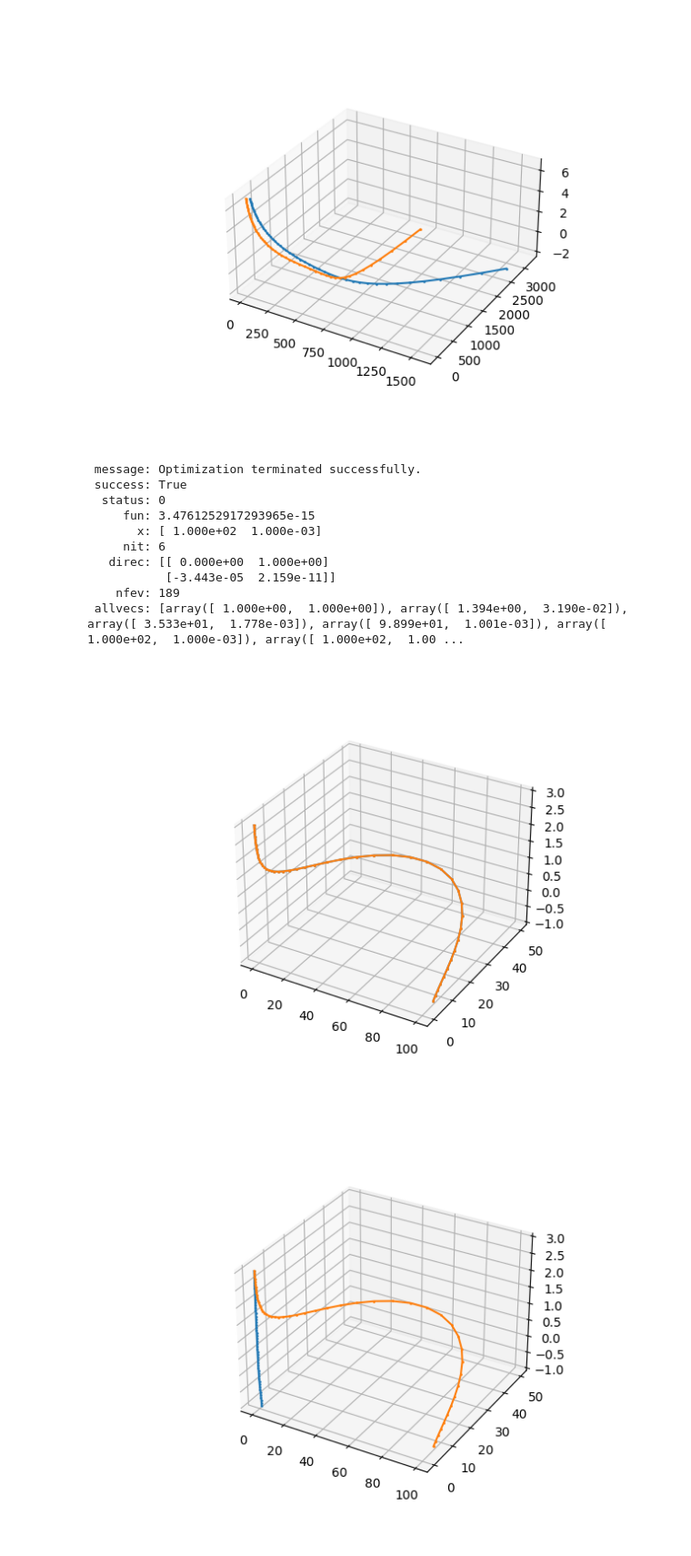
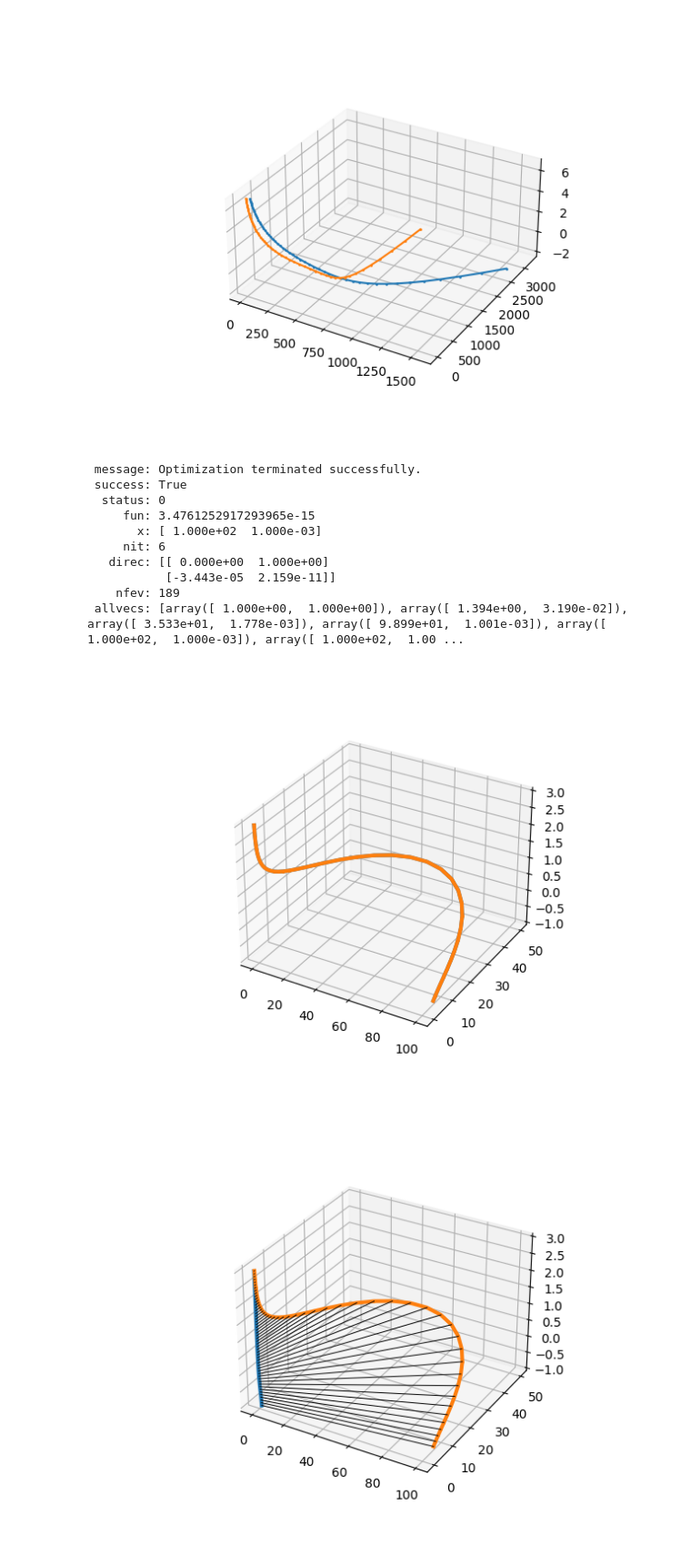
Before and after one commit to Yugal0/fitting-eis-importance-of-weighing, a Jupyter notebook: main.ipynb, the cells around one changed output. Shown at 91% size. Saved outputs shown, nothing was run; the diff lists cells and outputs as text; code cells hidden in the pictures.

```diff
--- a/main.ipynb
+++ b/main.ipynb
@@ -130,36 +130,37 @@ print(result)
 
 # result2=least_squares(fun,(100,2e-3),args=(omega,z_exp,wt))
 # print("#########")
 # print(result2)
 
 cc = CustomCircuit(initial_guess=[result.x[0],result.x[1]],circuit="p(R_1,C_1)")
 z_fit = cc.predict(frequencies=freq_list)
 
 fig=plt.figure()
 ax=fig.add_subplot(111,projection="3d")
-ax.plot(np.real(z_fit),-np.imag(z_fit),np.log10(freq_list),".",ms=2,linestyle="-",label="Fit")
-ax.plot(np.real(z_exp),-np.imag(z_exp),np.log10(freq_list),".",ms=2,linestyle="-",label="Exp")
+ax.plot(np.real(z_fit),-np.imag(z_fit),np.log10(freq_list),".",ms=2,linestyle="-",label="Fit",linewidth=3)
+ax.plot(np.real(z_exp),-np.imag(z_exp),np.log10(freq_list),".",ms=2,linestyle="-",label="Exp",linewidth=3)
 # ax.set_aspect("equal")
 
 
 for sol in result.allvecs:
     cc = CustomCircuit(initial_guess=[sol[0],sol[1]],circuit="p(R_1,C_1)")
     z_fit = cc.predict(frequencies=freq_list)
     fig=plt.figure()
     ax=fig.add_subplot(111,projection="3d")
-    ax.plot(np.real(z_fit),-np.imag(z_fit),np.log10(freq_list),".",ms=2,linestyle="-",label="Fit")
-    ax.plot(np.real(z_exp),-np.imag(z_exp),np.log10(freq_list),".",ms=2,linestyle="-",label="Exp")
-    ax.set
+    ax.plot(np.real(z_fit),-np.imag(z_fit),np.log10(freq_list),".",ms=2,linestyle="-",label="Fit",linewidth=3)
+    ax.plot(np.real(z_exp),-np.imag(z_exp),np.log10(freq_list),".",ms=2,linestyle="-",label="Exp",linewidth=3)
+    for p1,p2,f in zip(z_exp,z_fit,freq_list):
+        ax.plot([np.real(p1),np.real(p2)],[-np.imag(p1),-np.imag(p2)],[np.log10(f),np.log10(f)],color="black",linestyle="-",linewidth=0.7)
 # %% [output]
  message: Optimization terminated successfully.
  success: True
   status: 0
      fun: 3.4761252917293965e-15
        x: [ 1.000e+02  1.000e-03]
      nit: 6
    direc: [[ 0.000e+00  1.000e+00]
            [-3.443e-05  2.159e-11]]
     nfev: 189
  allvecs: [array([ 1.000e+00,  1.000e+00]), array([ 1.394e+00,  3.190e-02]), array([ 3.533e+01,  1.778e-03]), array([ 9.899e+01,  1.001e-03]), array([ 1.000e+02,  1.000e-03]), array([ 1.000e+02,  1.00 ...
 [figure]
-[figure, old version]
+[figure, new version]
```
Also changed, not shown: parts of 1 cell of this notebook.
